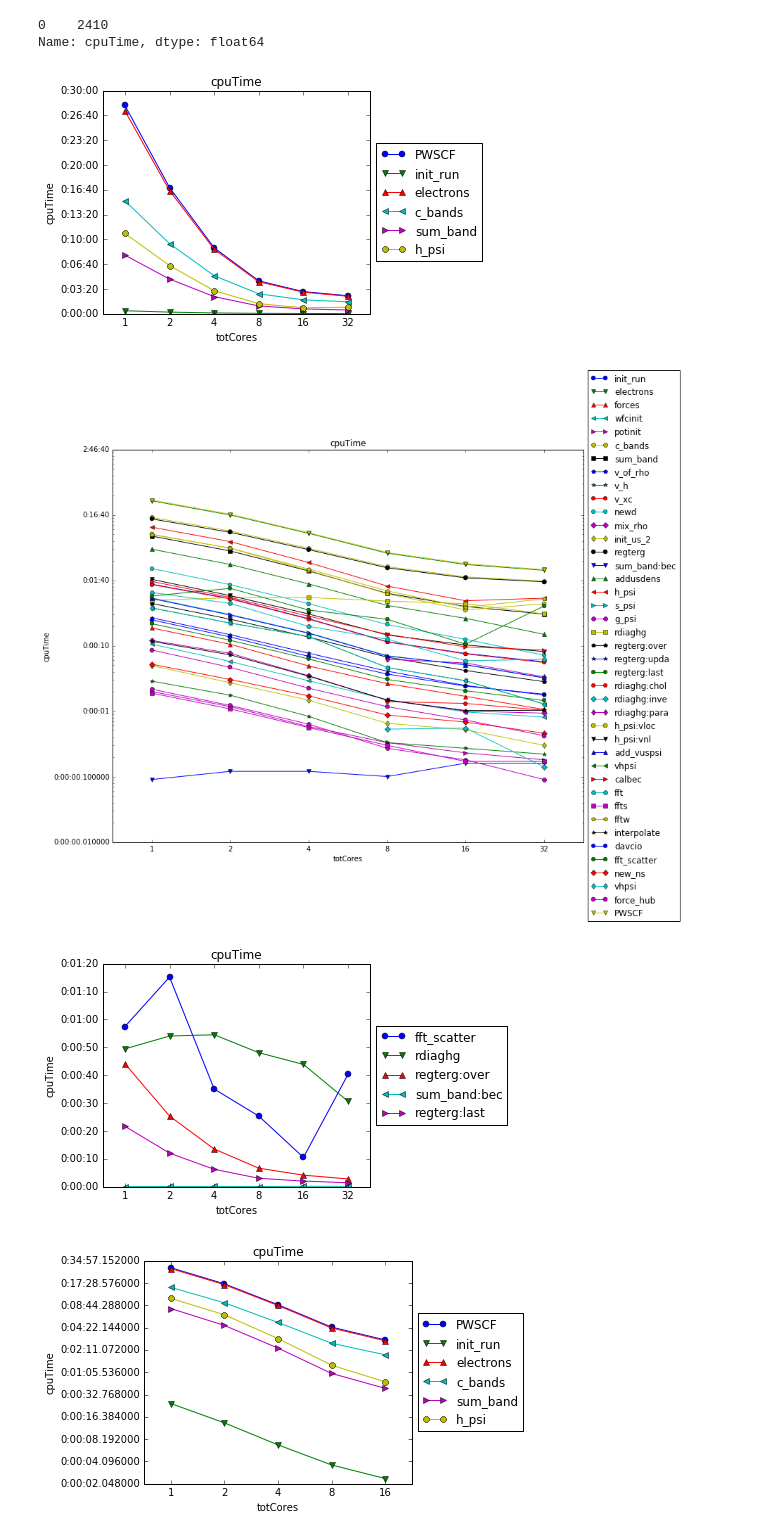
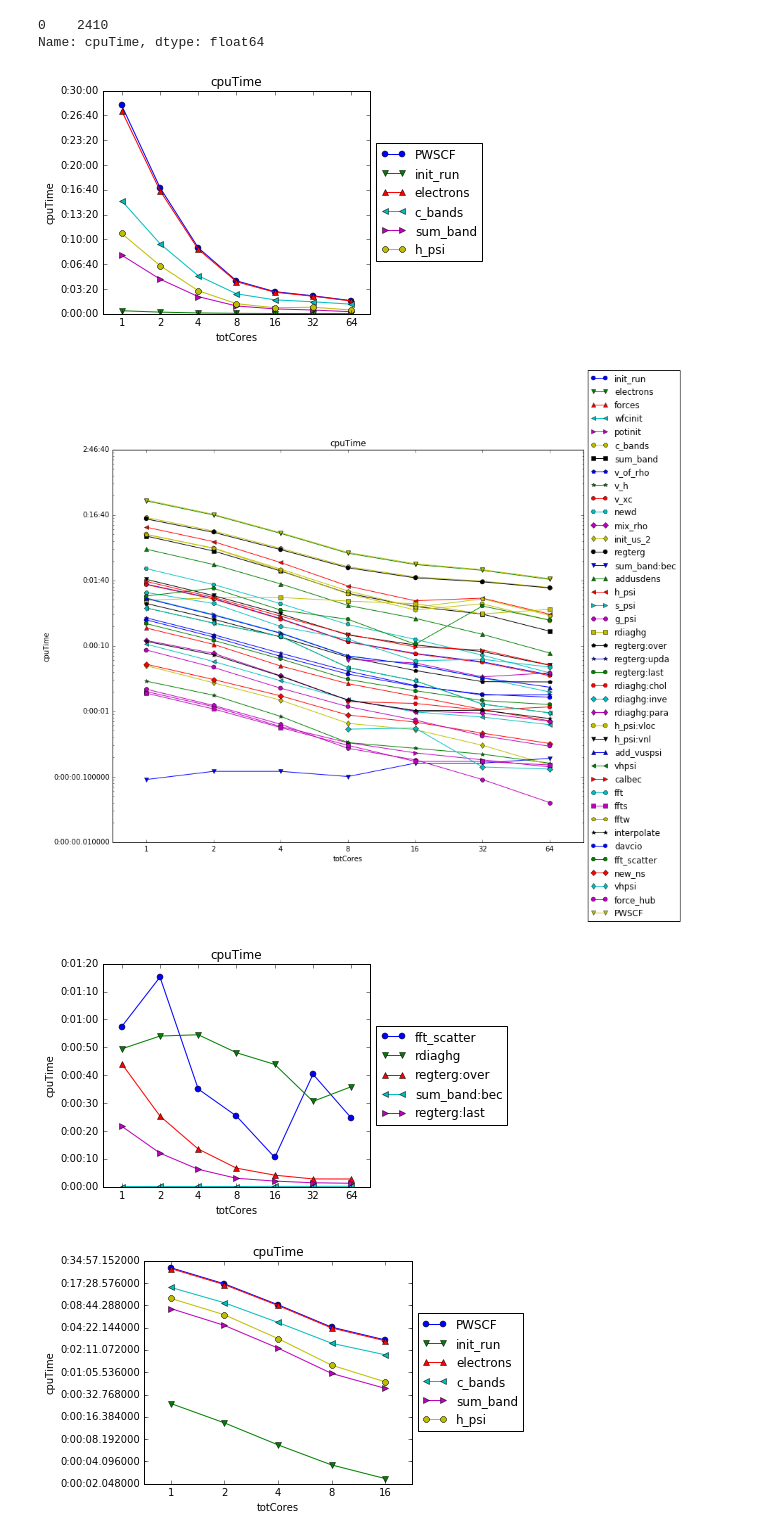
Before and after one commit to gioruffa/qetools, a Jupyter notebook: plotter.ipynb, the cells around one changed output. Drawn from its saved outputs; the diff is of its cells as text; code cells hidden in the pictures.

```diff
--- a/plotter.ipynb
+++ b/plotter.ipynb
@@ -147,6 +147,8 @@ experiment2 = EspressoRun('/home/giorgio_ruffa/Tesi/qetools/samples/Co304-H2/CIN
 experiment2.computeParentPercent()
 experiment32 = EspressoRun('/home/giorgio_ruffa/Tesi/qetools/samples/Co304-H2/CINECA/Co3O4-H2-conf1-scf_2_16_16.csv')
 experiment32.computeParentPercent()
+experiment64 = EspressoRun('/home/giorgio_ruffa/Tesi/qetools/samples/Co304-H2/CINECA/Co3O4-H2-conf1-scf_4_16_16.csv')
+experiment64.computeParentPercent()
 # %%
 """
 Organized collection of espresso runs
@@ -228,16 +230,17 @@ class Experiment :
         return [ 'PWSCF' if i == 'main' else i for i in self.runs[0].df.Parent.unique()  ]
 # %%
 xp = Experiment()
+xp.addRun(experiment64)
 xp.addRun(experiment32)
 xp.addRun(experiment16)
 xp.addRun(experiment8)
 xp.addRun(experiment4)
 xp.addRun(experiment2)
 xp.addRun(experiment1)
 
 xp.plotParents()
 # %% [output]
-[figure, old version]
+[figure, new version]
 # %%
 fig = plt.figure(figsize=(15,10))
 ax = plt.subplot(111)
@@ -254,8 +257,8 @@ xp.plotFunction(functions=['fft_scatter','rdiaghg','regterg:over','sum_band:bec'
 #xp.plotFunction(functions=experiment1.df.Parent.unique(), figure=fig)
 # experiment1.df.Parent.unique().value()
 # %% [output]
-[figure, old version]
+[figure, new version]
-[figure, old version]
+[figure, new version]
 # %%
 xp.plotFunction(functions=xp.getParentsToPlot(),ylog=True,ylogBase=2)
 # %% [output]
```
